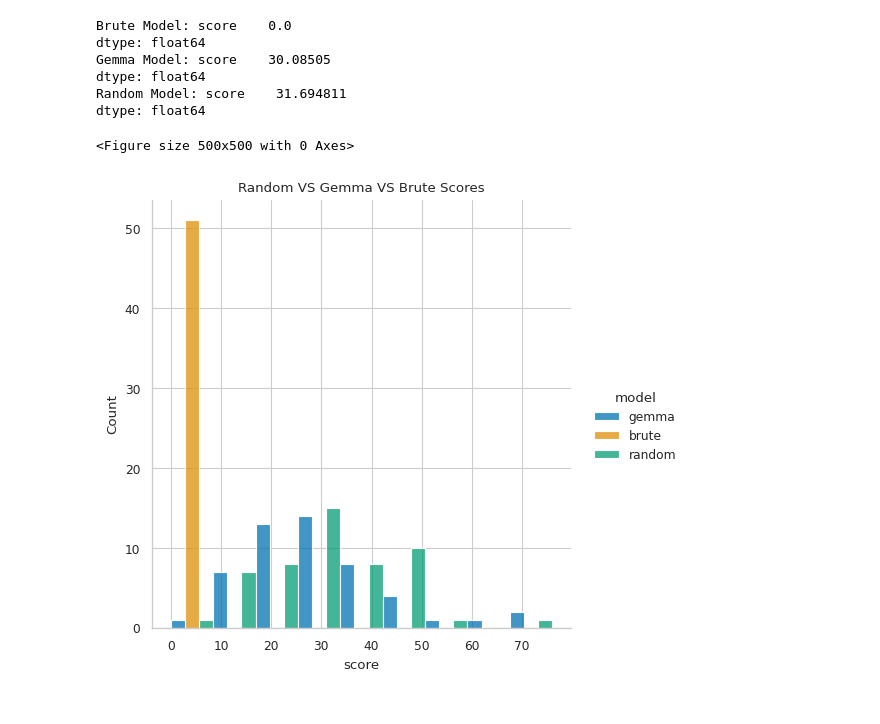
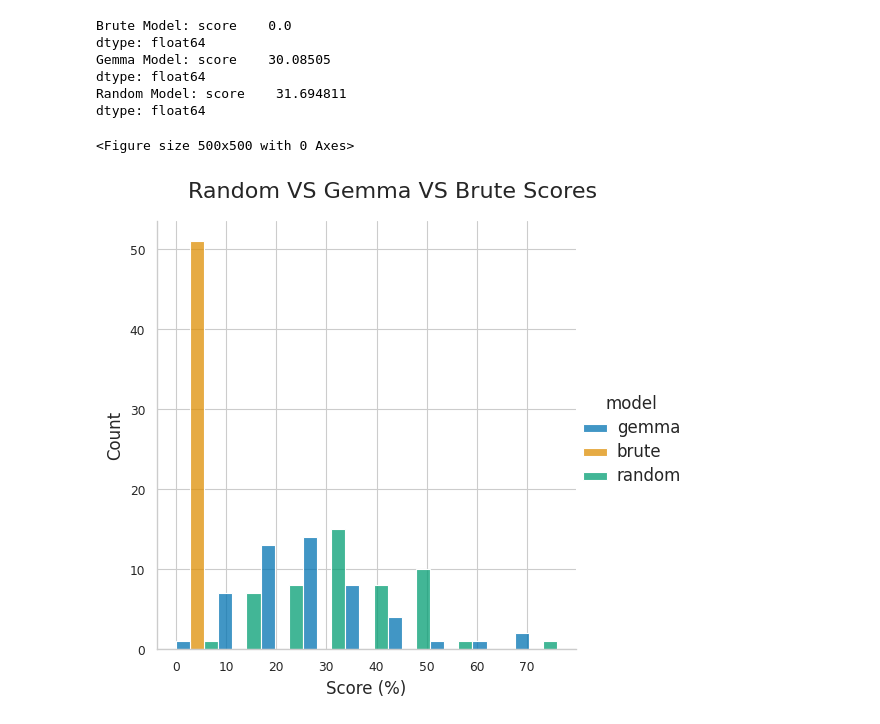
Before and after one commit to swaggirl9000/humor, a Jupyter notebook: experiments/01_random_vs_brute_force.ipynb, the cells around one changed output. Cells and saved outputs as stored; diff of their text form; code cells hidden in the pictures.

Commit message:
experiment plot cleanup

```diff
--- a/experiments/01_random_vs_brute_force.ipynb
+++ b/experiments/01_random_vs_brute_force.ipynb
@@ -51,17 +51,23 @@ dtype: float64
 # %%
 gemma = gemma_metric.assign(model="gemma")
 brute = brute.assign(model="brute")
 random = random.assign(model="random")
 df = pd.concat([gemma, brute, random]).reset_index(drop=True)
 
 sns.set_style("whitegrid")
 sns.set_context("paper")
 plt.figure(figsize=(5, 5))
 sns.set_palette("colorblind")
 
-sns.displot(df, x="score", hue="model", kind="hist", shrink=1, multiple="dodge")
-plt.title("Random VS Gemma VS Brute Scores")
+plot = sns.displot(df, x="score", hue="model", kind="hist", shrink=1, multiple="dodge")
+plot.fig.suptitle("Random VS Gemma VS Brute Scores", fontsize=16, y=1.05)
+plot.set_axis_labels("Score (%)", "Count", fontsize=12)
+
+plot._legend.get_title().set_fontsize(12)
+for text in plot._legend.texts:
+    text.set_fontsize(12)
+
 plt.show()
 # %% [output]
 <Figure size 500x500 with 0 Axes>
-[figure, old version]
+[figure, new version]
```
Also changed, not shown: 7 other files.
